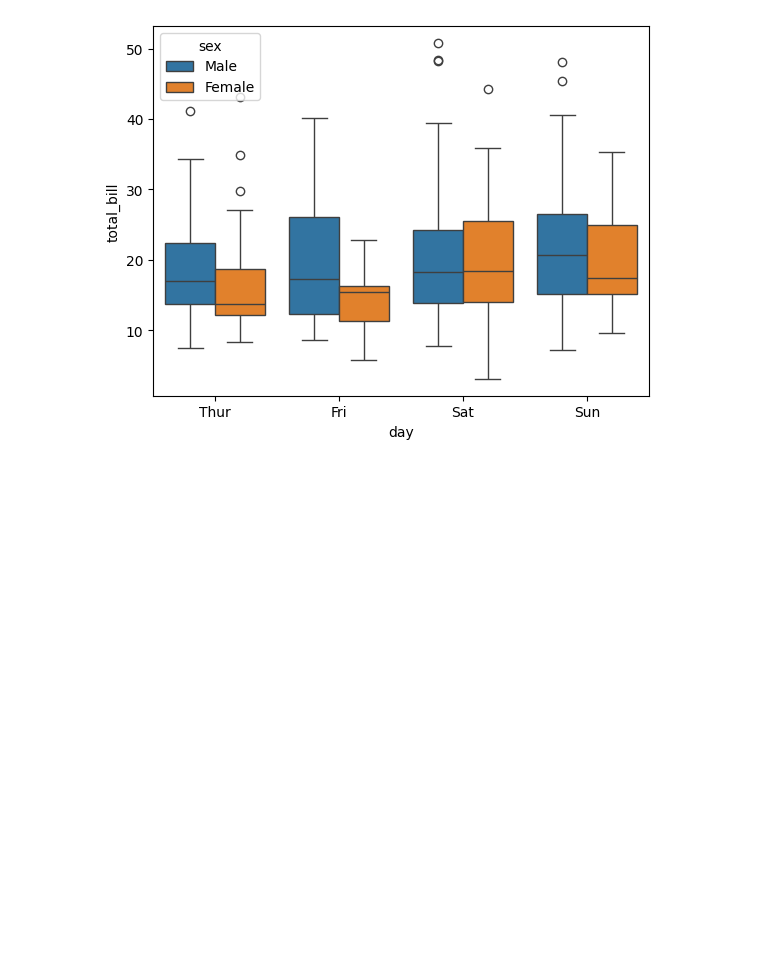
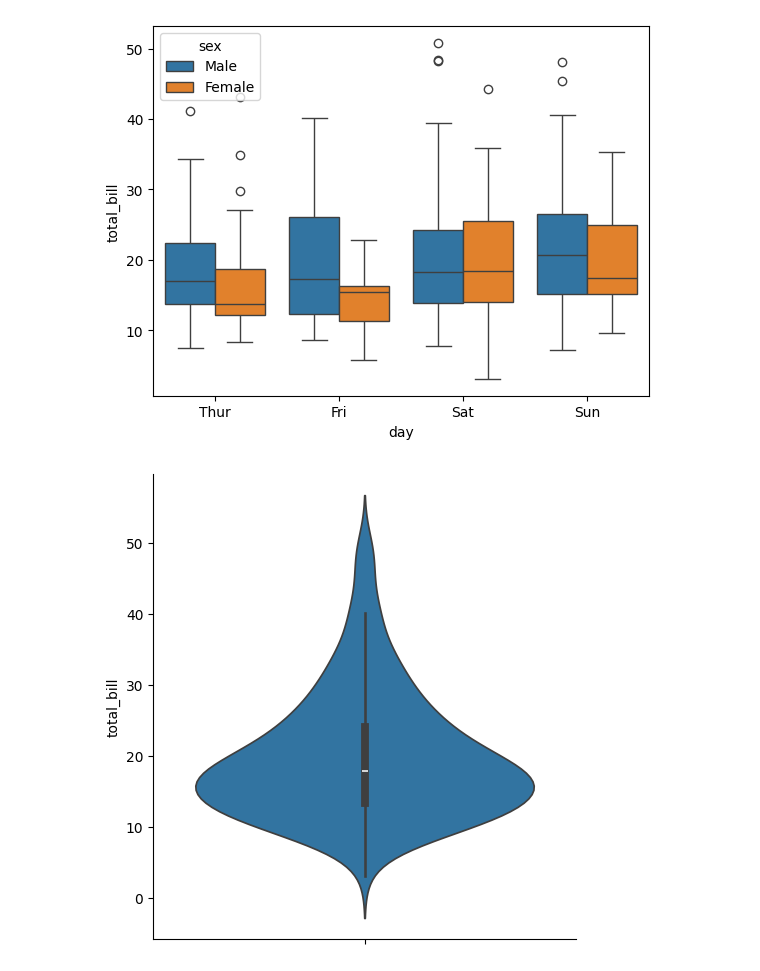
Before and after one commit to BedirhanE/YapayZeka_ve_VeriBilimi, a Jupyter notebook: Data_Visualization2.ipynb, the cells around one changed output. Cells and saved outputs as stored; diff of their text form; code cells hidden in the pictures; blank space fills up the shorter version.

```diff
--- a/Data_Visualization2.ipynb
+++ b/Data_Visualization2.ipynb
@@ -220,3 +220,7 @@ sns.boxplot(x="size",y="total_bill",data=df);
 sns.boxplot(x="day",y="total_bill",hue="sex",data=df);
 # %% [output]
 [figure]
+# %%
+sns.catplot(y="total_bill",kind="violin",data=df);# catplot ile kategorik değişkenin sınıflarının sayısal değişkenin dağılımını gösterir.violin grafiği ile gösterir.
+# %% [output]
+[figure, added]
```
Also changed, not shown: parts of 17 cells of this notebook.
